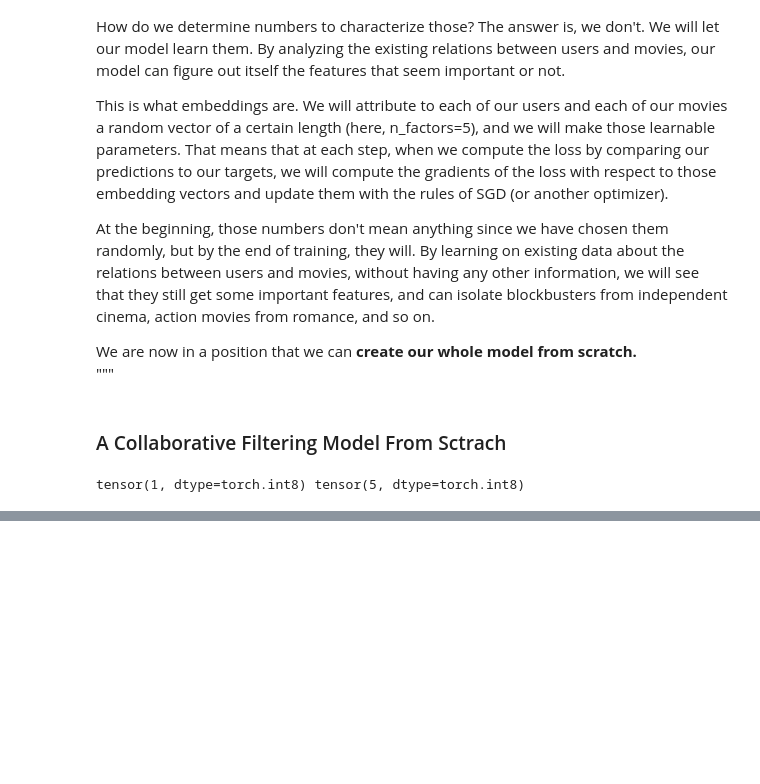
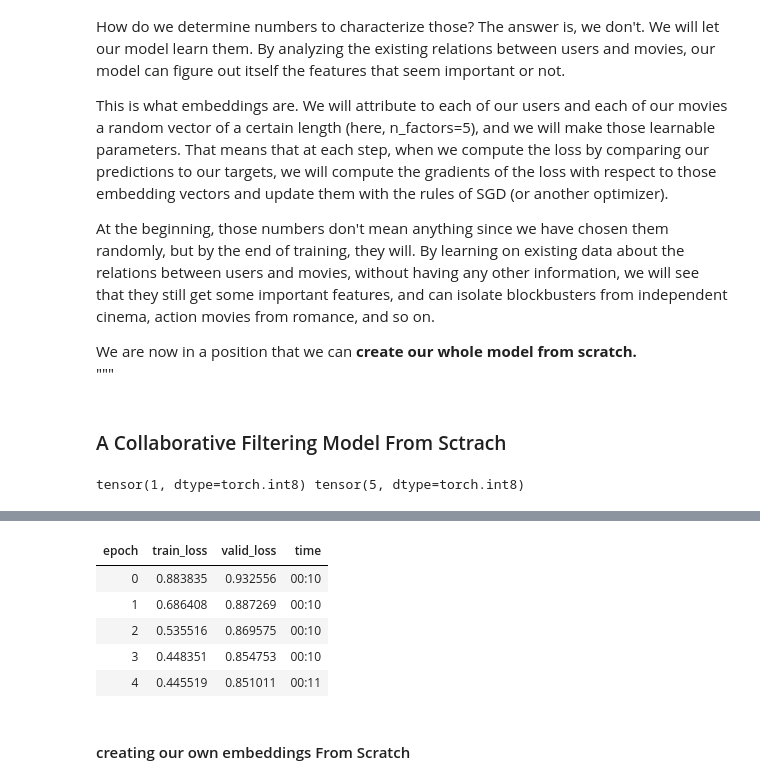
Before and after one commit to Ali-Alshaikh/Movie-Recommendation-DeepLearning, a Jupyter notebook: collab_filtering.ipynb, the cells around one changed output, grey strips where cells are left out. Saved outputs shown, nothing was run; the diff lists cells and outputs as text; code cells hidden in the pictures; blank space fills up the shorter version.

```diff
--- a/collab_filtering.ipynb
+++ b/collab_filtering.ipynb
@@ -271,0 +298,13 @@ learn.fit_one_cycle(5,1e-3)
+# %%
+model = DotProductBias(n_users, n_movies, 50)
+learn = Learner(dls, model, loss_func=MSELossFlat())
+learn.fit_one_cycle(5, 5e-3, wd=0.1)
+# %% [output]
+| epoch | train_loss | valid_loss | time |
+| 0 | 0.883835 | 0.932556 | 00:10 |
+| 1 | 0.686408 | 0.887269 | 00:10 |
+| 2 | 0.535516 | 0.869575 | 00:10 |
+| 3 | 0.448351 | 0.854753 | 00:10 |
+| 4 | 0.445519 | 0.851011 | 00:11 |
+# %% [markdown]
+#### creating our own embeddings From Scratch
```
Also changed, not shown: parts of 29 cells of this notebook.
